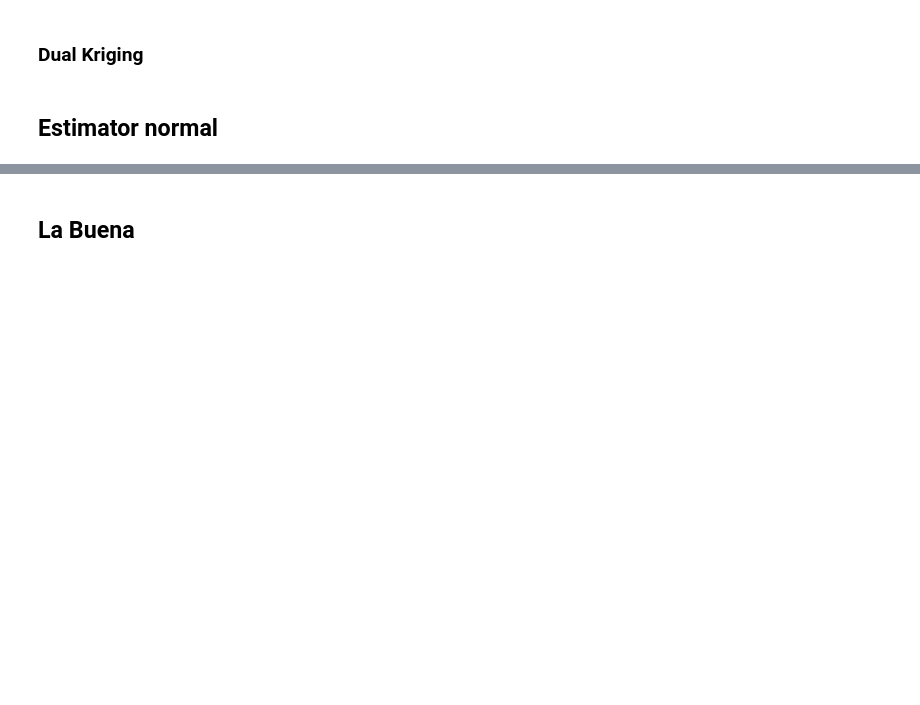
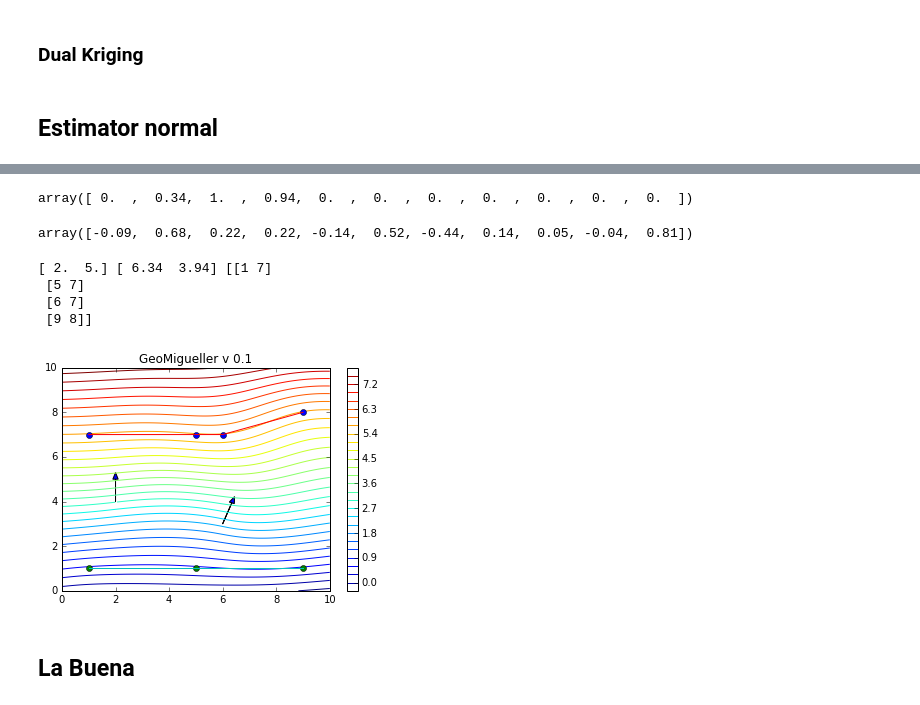
Before and after one commit to Leguark/GeMpy, a Jupyter notebook: Kriging 6.ipynb, the cells around one changed output, grey strips where cells are left out. Cells and saved outputs as stored; diff of their text form; code cells hidden in the pictures; blank space fills up the shorter version.

```diff
--- a/Kriging 6.ipynb
+++ b/Kriging 6.ipynb
@@ -153,7 +153,7 @@ def C_G(dips, sig_z = 1, a = 6., C_000 = -14*1/6**2-0.2):
         return lalolu
     r = me.euclidean_distances(dips)
    # print ("R",r)
-    C_0 = C_000
+    C_0 = 1
 
     for i in "xy":
         for j in "xy":
@@ -365,7 +365,8 @@ array([[-0.59, -0.13,  0.  ,  0.03],
 def A_matrix(layers,dips, sig_z = 1., a = 6., C_0 = -14*1/6**2-0.2,
              C_01 = 1, verbose = 0):
 
-    CG = theano_CG
+    #CG = theano_CG
+    CG = C_G(dips)
     CGI = C_GI(dips,layers,a = a, C_01=C_01)
     CI = C_I(layers, a = a)
     UG = U_G(dips)
@@ -419,3 +434,11 @@ sol = np.linalg.solve(aa,bb)
+# %%
+bb
+# %% [output]
+array([ 0.  ,  0.34,  1.  ,  0.94,  0.  ,  0.  ,  0.  ,  0.  ,  0.  ,  0.  ,  0.  ])
+# %%
+sol
+# %% [output]
+array([-0.09,  0.68,  0.22,  0.22, -0.14,  0.52, -0.44,  0.14,  0.05, -0.04,  0.81])
 # %%
 x = [1,1]
 def estimator(x, dips, layers, sol, sig_z = 1., a = 6., C_01 = 1, verbose = 0):
@@ -463,6 +486,37 @@ def estimator(x, dips, layers, sol, sig_z = 1., a = 6., C_01 = 1, verbose = 0):
         print ("angaglkagm",hy/r_i, sol[m:2*m])
     z_star = np.sum(KzGx)+np.sum(KzGy)+np.sum(L)+univ
     return z_star
+# %%
+pot = np.zeros((100,100))
+for i in range(100):
+    for j in range(100):
+        pot[i,j] = estimator([i/10.,j/10.],[dip_pos_1, dip_pos_2],
+                             [layer_1, layer_2]
+                             , sol, verbose = 0, C_01 = 1,
+                             a = 6.)
+
+
+plt.arrow(dip_pos_1[0],dip_pos_1[1], dip_pos_1_v[0]-dip_pos_1[0],
+          dip_pos_1_v[1]-dip_pos_1[1], head_width = 0.2)
+plt.arrow(dip_pos_2[0],dip_pos_2[1],dip_pos_2_v[0]-dip_pos_2[0],
+          dip_pos_2_v[1]-dip_pos_2[1], head_width = 0.2)
+
+plt.plot(layer_1[:,0],layer_1[:,1], "o")
+plt.plot(layer_2[:,0],layer_2[:,1], "o")
+plt.plot(layer_1[:,0],layer_1[:,1], )
+plt.plot(layer_2[:,0],layer_2[:,1], )
+plt.contour(pot.transpose(),30,extent = (0,10,0,10) )
+plt.colorbar()
+plt.xlim(0,10)
+plt.ylim(0,10)
+plt.title("GeoMigueller v 0.1")
+print (dip_pos_1_v, dip_pos_2_v, layer_1)
+# %% [output]
+[ 2.  5.] [ 6.34  3.94] [[1 7]
+ [5 7]
+ [6 7]
+ [9 8]]
+[figure, added]
 # %% [markdown]
 ## La Buena
 # %%
```
Also changed, not shown: parts of 9 cells of this notebook, 2 other files.
